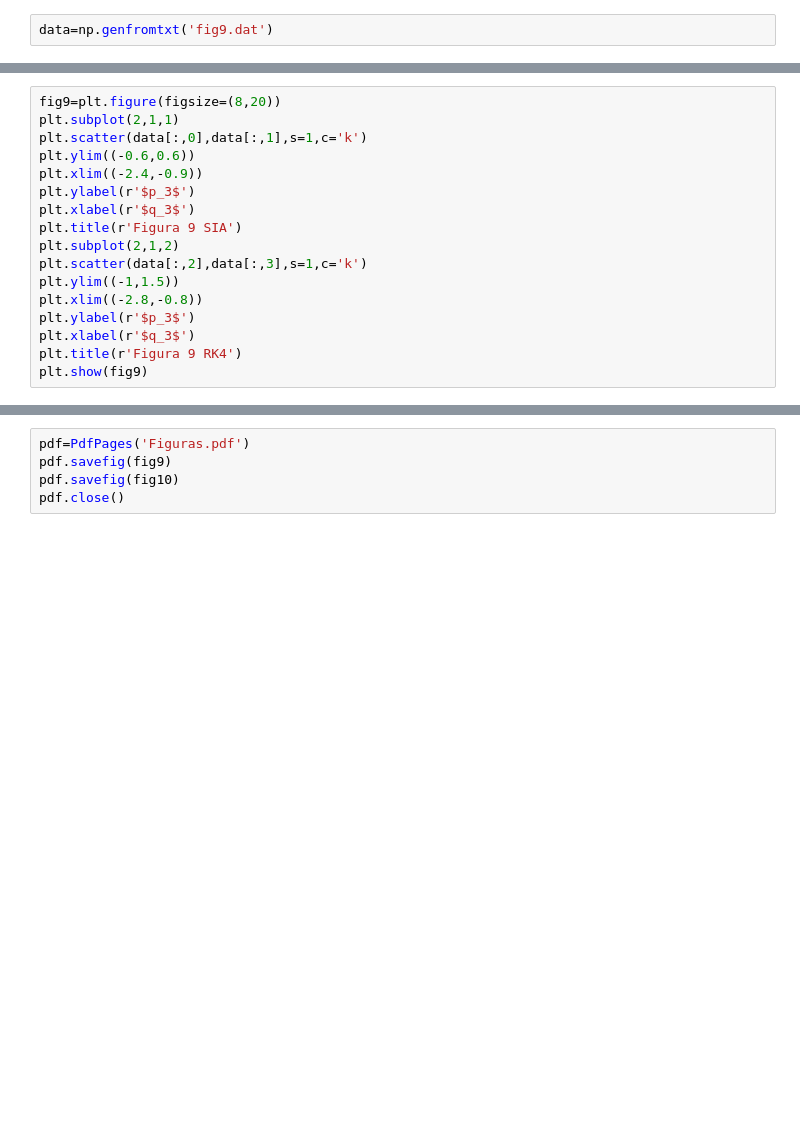
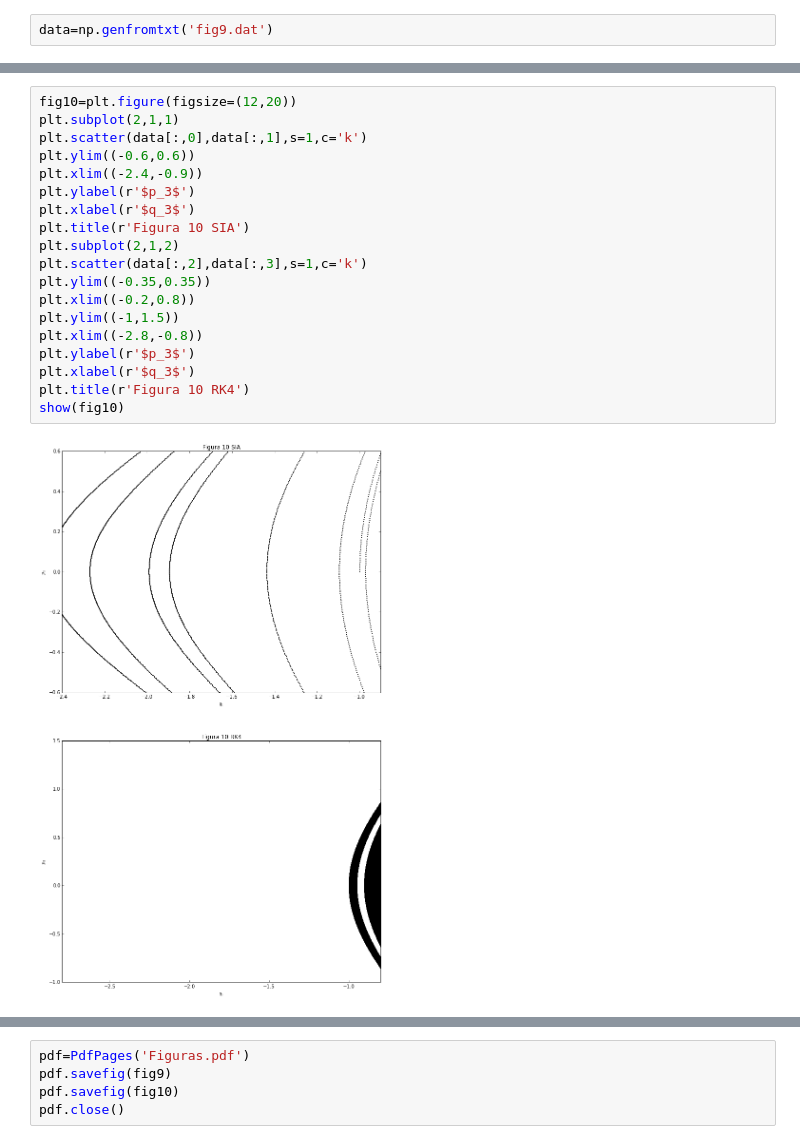
Before and after one commit to diitaz93/MCA, a Jupyter notebook: tarea_1/3_cuerpos/tareatemp.ipynb, the cells around one changed output, grey strips where cells are left out. Drawn from its saved outputs; the diff is of its cells as text; blank space fills up the shorter version.

```diff
--- a/tarea_1/3_cuerpos/tareatemp.ipynb
+++ b/tarea_1/3_cuerpos/tareatemp.ipynb
@@ -24,18 +30,22 @@ plt.show(fig9)
 # %%
-fig9=plt.figure(figsize=(8,20))
+fig10=plt.figure(figsize=(12,20))
 plt.subplot(2,1,1)
 plt.scatter(data[:,0],data[:,1],s=1,c='k')
 plt.ylim((-0.6,0.6))
 plt.xlim((-2.4,-0.9))
 plt.ylabel(r'$p_3$')
 plt.xlabel(r'$q_3$')
-plt.title(r'Figura 9 SIA')
+plt.title(r'Figura 10 SIA')
 plt.subplot(2,1,2)
 plt.scatter(data[:,2],data[:,3],s=1,c='k')
+plt.ylim((-0.35,0.35))
+plt.xlim((-0.2,0.8))
 plt.ylim((-1,1.5))
 plt.xlim((-2.8,-0.8))
 plt.ylabel(r'$p_3$')
 plt.xlabel(r'$q_3$')
-plt.title(r'Figura 9 RK4')
-plt.show(fig9)
+plt.title(r'Figura 10 RK4')
+show(fig10)
+# %% [output]
+[figure, added]
 # %%
```
Also changed, not shown: parts of 11 cells of this notebook, 13 other files.
